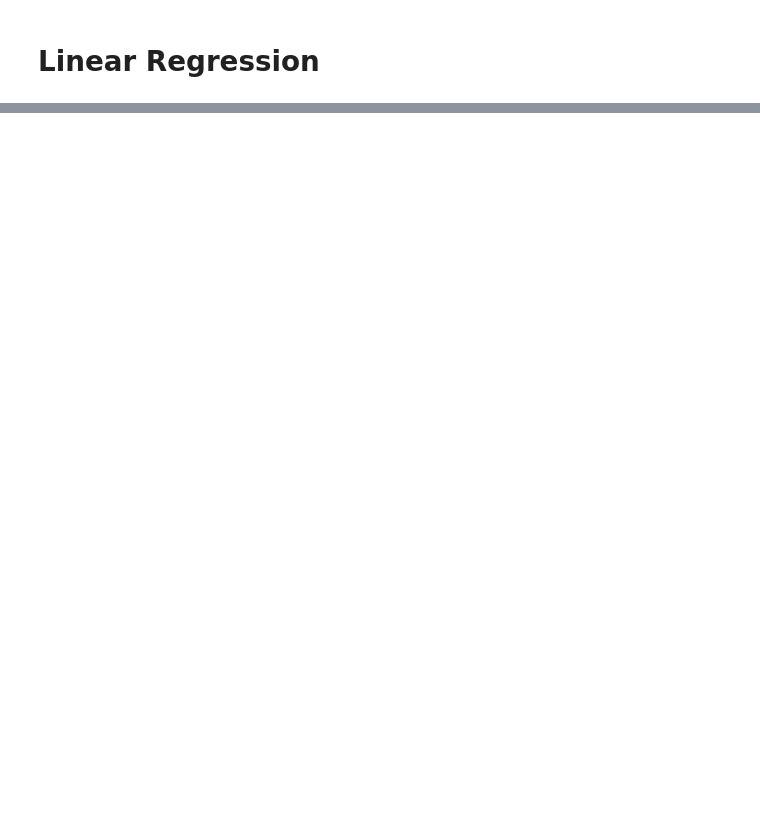
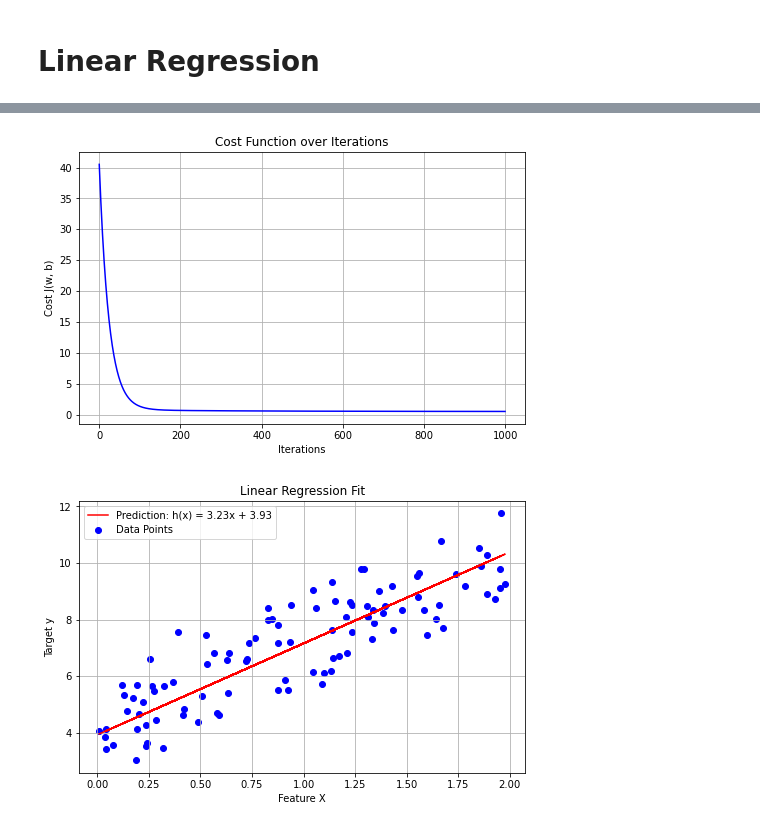
Before and after one commit to ronicse59/Linear-Regression, a Jupyter notebook: Linear Regression.ipynb, the cells around one changed output, grey strips where cells are left out. Drawn from its saved outputs; the diff is of its cells as text; code cells hidden in the pictures; blank space fills up the shorter version.

```diff
--- a/Linear Regression.ipynb
+++ b/Linear Regression.ipynb
@@ -29,0 +95,57 @@ Gradient discent to minimize the cost function $J(w, b)$. To do that, we are goi
+# %%
+import numpy as np
+import matplotlib.pyplot as plt
+
+# Generate some synthetic data for demonstration
+np.random.seed(0)
+X = 2 * np.random.rand(100, 1)
+y = 4 + 3 * X + np.random.randn(100, 1)
+
+# Initialize parameters
+w = np.random.randn(1)
+b = np.random.randn(1)
+alpha = 0.01  # Learning rate
+n_iterations = 1000
+m = len(X)
+
+# Lists to store the cost function values and iterations
+cost_history = []
+
+# Gradient Descent
+for iteration in range(n_iterations):
+    h = w * X + b  # Hypothesis function
+
+    # Compute the gradients
+    dw = (1/m) * np.sum((h - y) * X)
+    db = (1/m) * np.sum(h - y)
+
+    # Update the parameters
+    w = w - alpha * dw
+    b = b - alpha * db
+
+    # Compute the cost for this iteration
+    cost = (1/(2*m)) * np.sum((h - y) ** 2)
+    cost_history.append(cost)
+
+# Plotting the cost function over iterations
+plt.figure(figsize=(8, 5))
+plt.plot(range(n_iterations), cost_history, 'b-')
+plt.title('Cost Function over Iterations')
+plt.xlabel('Iterations')
+plt.ylabel('Cost J(w, b)')
+plt.grid(True)
+plt.show()
+
+# Plotting the final hypothesis line against the data points
+plt.figure(figsize=(8, 5))
+plt.scatter(X, y, color='blue', label='Data Points')
+plt.plot(X, w * X + b, color='red', label=f'Prediction: h(x) = {w[0]:.2f}x + {b[0]:.2f}')
+plt.title('Linear Regression Fit')
+plt.xlabel('Feature X')
+plt.ylabel('Target y')
+plt.legend()
+plt.grid(True)
+plt.show()
+# %% [output]
+[figure, added]
+[figure, added]
```
Also changed, not shown: parts of 8 cells of this notebook, 1 other file.
